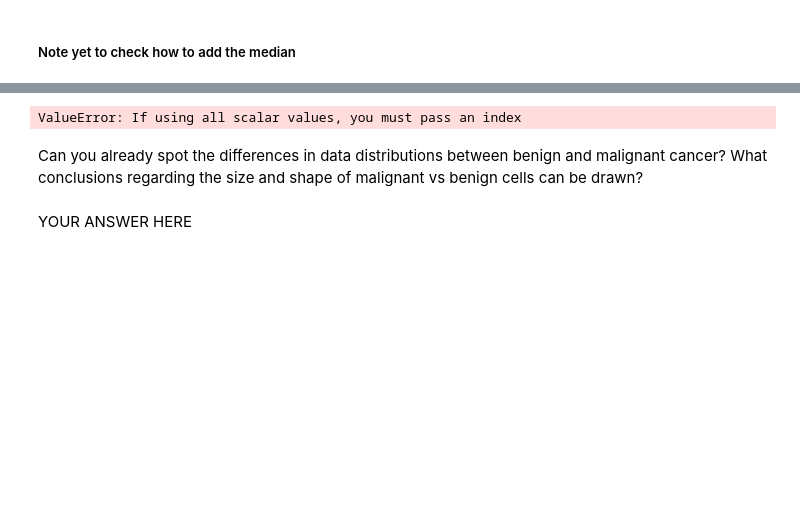
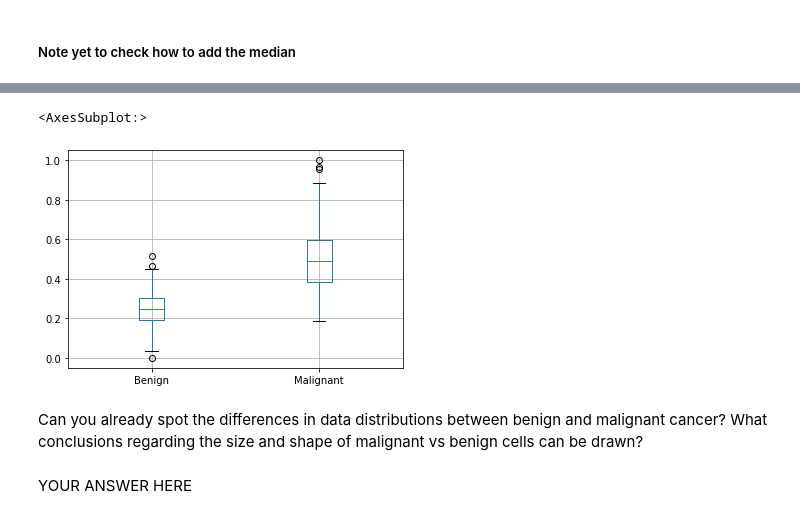
Before and after one commit to Aneruth/Clinical-Decision-Support-System, a Jupyter notebook: WPO1/WPO1-Student.ipynb, the cells around one changed output, grey strips where cells are left out. Saved outputs shown, nothing was run; the diff lists cells and outputs as text; code cells hidden in the pictures; blank space fills up the shorter version.

```diff
--- a/WPO1/WPO1-Student.ipynb
+++ b/WPO1/WPO1-Student.ipynb
@@ -277,15 +296,10 @@ malignantScores = fetchValues(malignantData)
-# %%
-# Boxplot
-import numpy as np
-columns = ['25%','75%','mean','std']
-def createDataset(aList):
-    pass
-malignantDictData = pd.DataFrame(({key:val for key,val in zip(columns,np.array(malignantScores).T)})).T
-benignDictData = pd.DataFrame(pd.Series({key:val for key,val in zip(columns,np.array(benignScores).T)})).T
-
-pd.DataFrame(({key:val for key,val in zip(columns,np.array(malignantScores).T)})).T
-# %% [output]
-ValueError: If using all scalar values, you must pass an index
+# %%
+dataDf = pd.DataFrame(benignData['radius_mean_N'].rename('Benign'))
+dataDf['Malignant'] = malignantData['radius_mean_N']
+dataDf.boxplot()
+# %% [output]
+<AxesSubplot:>
+[figure, added]
 # %% [markdown]
 Can you already spot the differences in data distributions between benign and malignant cancer? What conclusions regarding the size and shape of malignant vs benign cells can be drawn?
 # %% [markdown]
```
Also changed, not shown: parts of 13 cells of this notebook.
